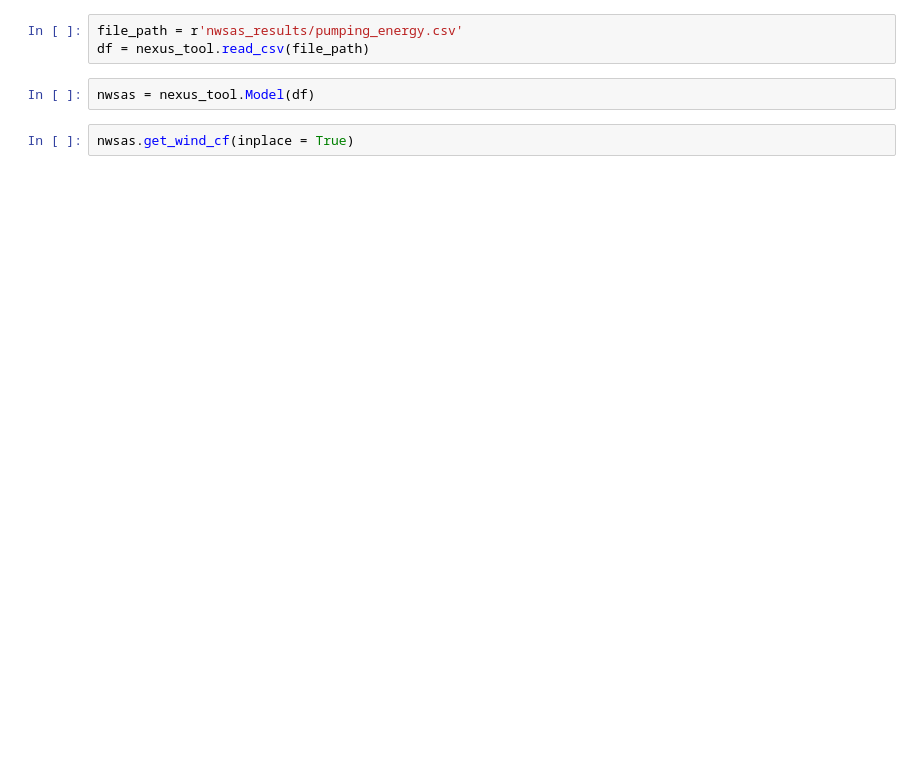
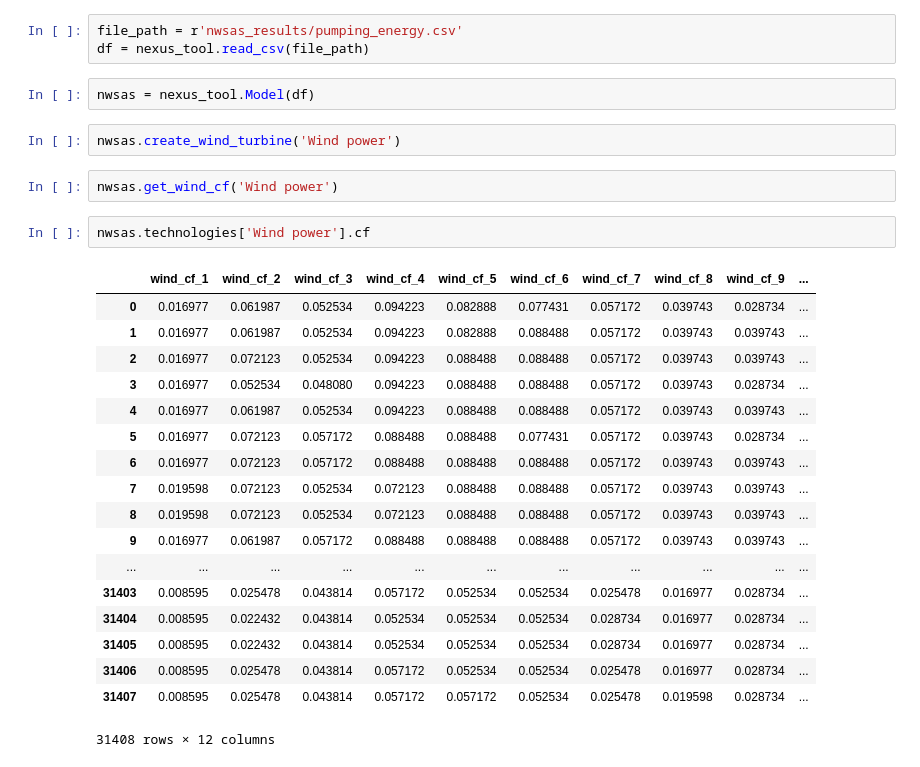
Before and after one commit to KTH-dESA/FAO, a Jupyter notebook: lcoe_runner.ipynb, the cells around one changed output. Saved outputs shown, nothing was run; the diff lists cells and outputs as text; blank space fills up the shorter version.

Commit message:
created wind turbine class and implemented cf method

```diff
--- a/lcoe_runner.ipynb
+++ b/lcoe_runner.ipynb
@@ -16,5 +34,28 @@ file_path = r'nwsas_results/pumping_energy.csv'
 df = nexus_tool.read_csv(file_path)
 # %%
 nwsas = nexus_tool.Model(df)
+# %%
+nwsas.create_wind_turbine('Wind power')
 # %%
-nwsas.get_wind_cf(inplace = True)
+nwsas.get_wind_cf('Wind power')
+# %%
+nwsas.technologies['Wind power'].cf
+# %% [output]
+|  | wind_cf_1 | wind_cf_2 | wind_cf_3 | wind_cf_4 | wind_cf_5 | wind_cf_6 | wind_cf_7 | wind_cf_8 | wind_cf_9 | ... |
+| 0 | 0.016977 | 0.061987 | 0.052534 | 0.094223 | 0.082888 | 0.077431 | 0.057172 | 0.039743 | 0.028734 | ... |
+| 1 | 0.016977 | 0.061987 | 0.052534 | 0.094223 | 0.082888 | 0.088488 | 0.057172 | 0.039743 | 0.039743 | ... |
+| 2 | 0.016977 | 0.072123 | 0.052534 | 0.094223 | 0.088488 | 0.088488 | 0.057172 | 0.039743 | 0.039743 | ... |
+| 3 | 0.016977 | 0.052534 | 0.048080 | 0.094223 | 0.088488 | 0.088488 | 0.057172 | 0.039743 | 0.028734 | ... |
+| 4 | 0.016977 | 0.061987 | 0.052534 | 0.094223 | 0.088488 | 0.088488 | 0.057172 | 0.039743 | 0.039743 | ... |
+| 5 | 0.016977 | 0.072123 | 0.057172 | 0.088488 | 0.088488 | 0.077431 | 0.057172 | 0.039743 | 0.028734 | ... |
+| 6 | 0.016977 | 0.072123 | 0.057172 | 0.088488 | 0.088488 | 0.088488 | 0.057172 | 0.039743 | 0.039743 | ... |
+| 7 | 0.019598 | 0.072123 | 0.052534 | 0.072123 | 0.088488 | 0.088488 | 0.057172 | 0.039743 | 0.039743 | ... |
+| 8 | 0.019598 | 0.072123 | 0.052534 | 0.072123 | 0.088488 | 0.088488 | 0.057172 | 0.039743 | 0.039743 | ... |
+| 9 | 0.016977 | 0.061987 | 0.057172 | 0.088488 | 0.088488 | 0.088488 | 0.057172 | 0.039743 | 0.039743 | ... |
+| ... | ... | ... | ... | ... | ... | ... | ... | ... | ... | ... |
+| 31403 | 0.008595 | 0.025478 | 0.043814 | 0.057172 | 0.052534 | 0.052534 | 0.025478 | 0.016977 | 0.028734 | ... |
+| 31404 | 0.008595 | 0.022432 | 0.043814 | 0.052534 | 0.052534 | 0.052534 | 0.028734 | 0.016977 | 0.028734 | ... |
+| 31405 | 0.008595 | 0.022432 | 0.043814 | 0.052534 | 0.052534 | 0.052534 | 0.028734 | 0.016977 | 0.028734 | ... |
+| 31406 | 0.008595 | 0.025478 | 0.043814 | 0.057172 | 0.052534 | 0.052534 | 0.025478 | 0.016977 | 0.028734 | ... |
+| 31407 | 0.008595 | 0.025478 | 0.043814 | 0.057172 | 0.057172 | 0.052534 | 0.025478 | 0.019598 | 0.028734 | ... |
+31408 rows × 12 columns
```
Also changed, not shown: parts of 1 cell of this notebook, 2 other files.
